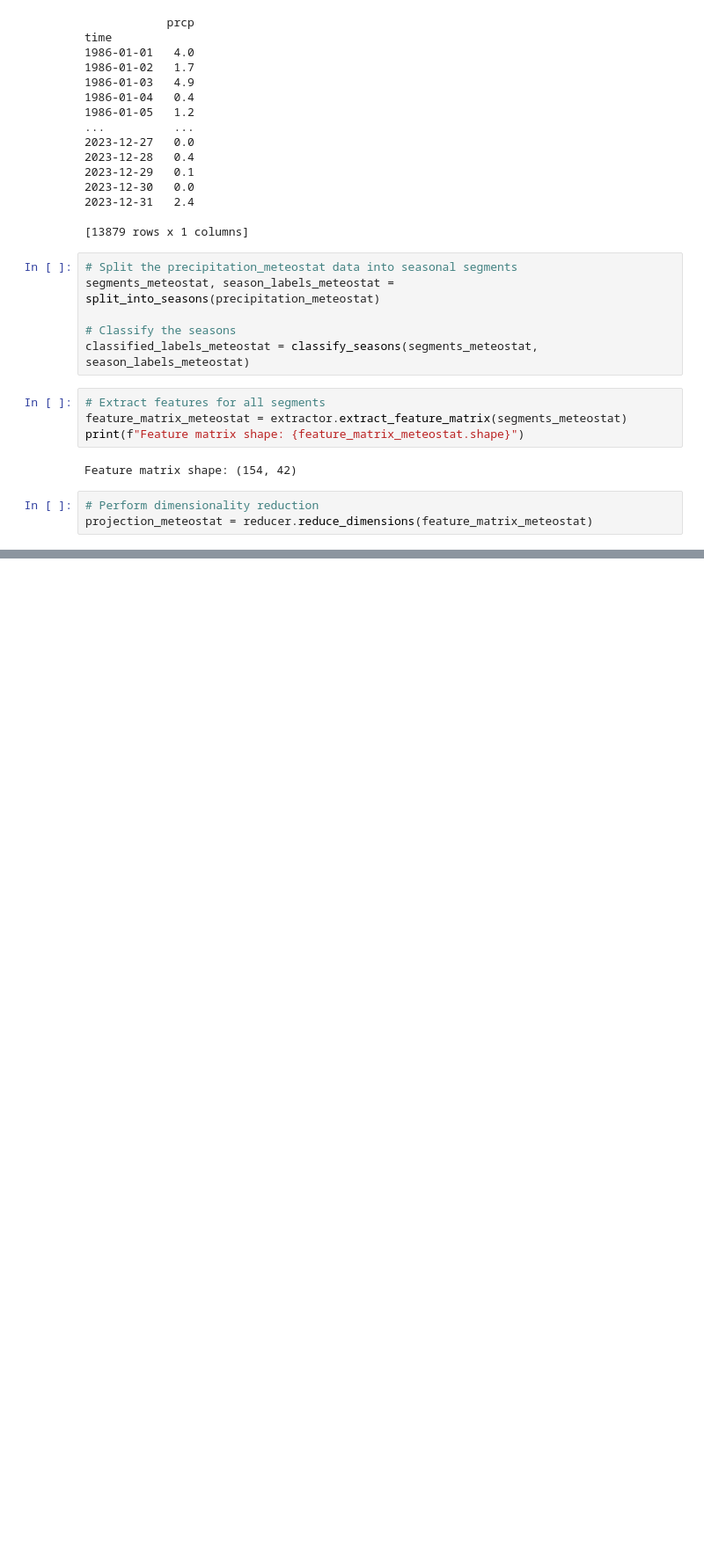
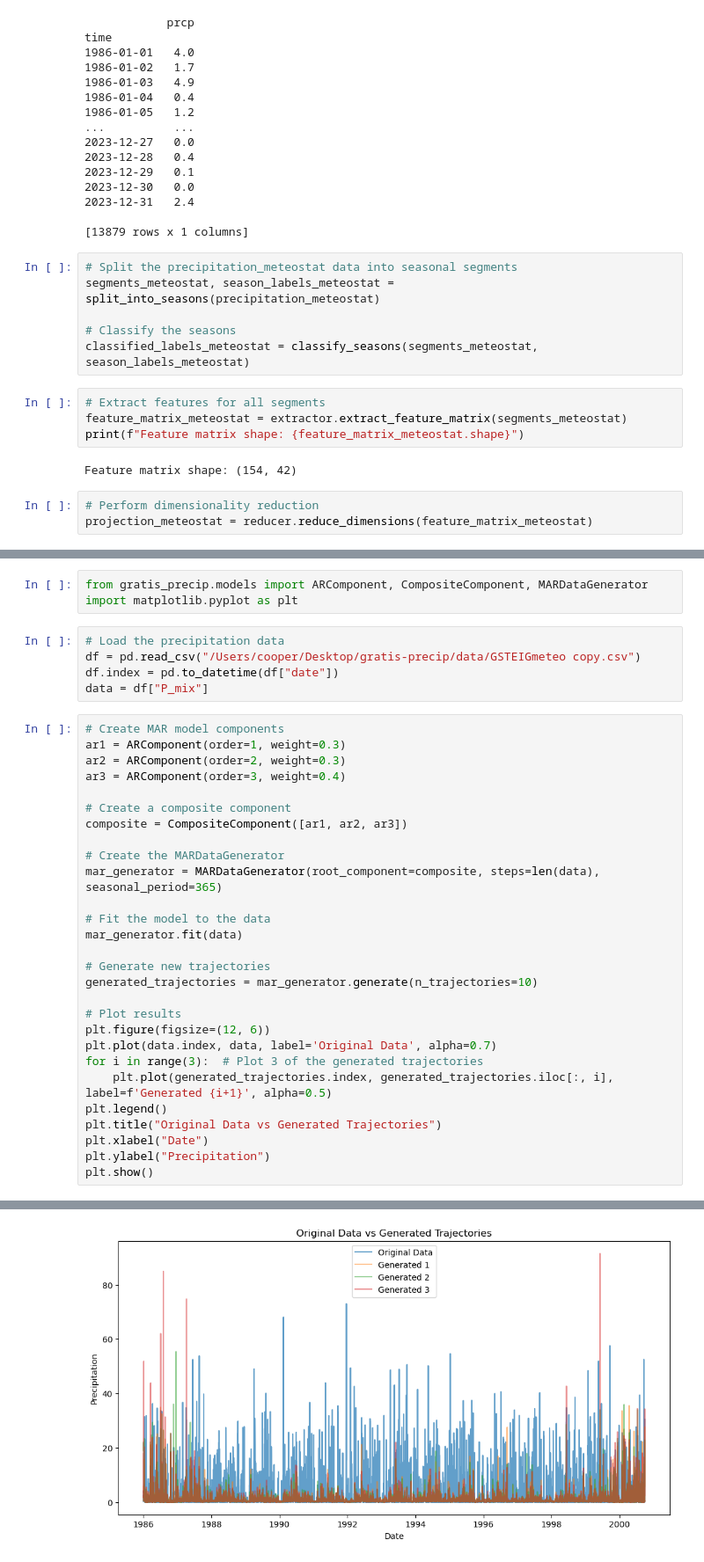
Before and after one commit to CooperBigFoot/gratis-precip, a Jupyter notebook: examples/example.ipynb, the cells around one changed output, grey strips where cells are left out. Shown: that part at 88% size. Drawn from its saved outputs; the diff is of its cells as text; blank space fills up the shorter version.

```diff
--- a/examples/example.ipynb
+++ b/examples/example.ipynb
@@ -324,0 +324,37 @@ plt.show()
+# %%
+from gratis_precip.models import ARComponent, CompositeComponent, MARDataGenerator
+import matplotlib.pyplot as plt
+# %%
+# Load the precipitation data
+df = pd.read_csv("/Users/cooper/Desktop/gratis-precip/data/GSTEIGmeteo copy.csv")
+df.index = pd.to_datetime(df["date"])
+data = df["P_mix"]
+# %%
+# Create MAR model components
+ar1 = ARComponent(order=1, weight=0.3)
+ar2 = ARComponent(order=2, weight=0.3)
+ar3 = ARComponent(order=3, weight=0.4)
+
+# Create a composite component
+composite = CompositeComponent([ar1, ar2, ar3])
+
+# Create the MARDataGenerator
+mar_generator = MARDataGenerator(root_component=composite, steps=len(data), seasonal_period=365)
+
+# Fit the model to the data
+mar_generator.fit(data)
+
+# Generate new trajectories
+generated_trajectories = mar_generator.generate(n_trajectories=10)
+
+# Plot results
+plt.figure(figsize=(12, 6))
+plt.plot(data.index, data, label='Original Data', alpha=0.7)
+for i in range(3):  # Plot 3 of the generated trajectories
+    plt.plot(generated_trajectories.index, generated_trajectories.iloc[:, i], label=f'Generated {i+1}', alpha=0.5)
+plt.legend()
+plt.title("Original Data vs Generated Trajectories")
+plt.xlabel("Date")
+plt.ylabel("Precipitation")
+plt.show()
+# %% [output]
@@ -324,0 +378 @@ plt.show()
+[figure, added]
```
Also changed, not shown: parts of 7 cells of this notebook, 1 other file.
